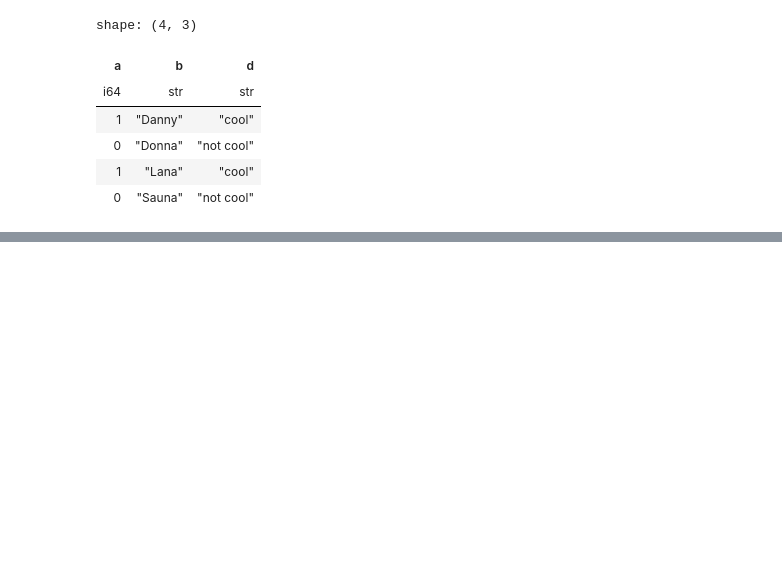
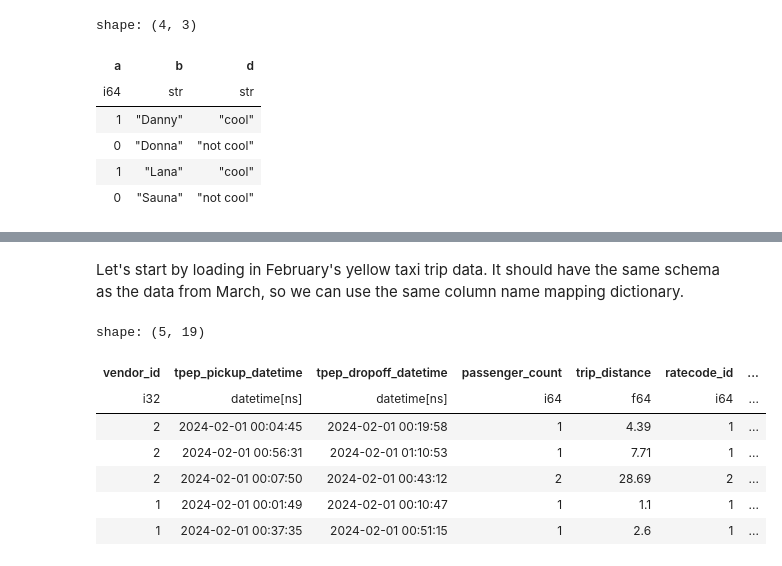
Before and after one commit to kalona/polars-for-data-science-oreilly-course, a Jupyter notebook: notebooks/6. Data Manipulation IV - Combining Data.ipynb, the cells around one changed output, grey strips where cells are left out. Cells and saved outputs as stored; diff of their text form; code cells hidden in the pictures; blank space fills up the shorter version.

Commit message:
Completed combining data module.

```diff
--- a/notebooks/6. Data Manipulation IV - Combining Data.ipynb
+++ b/notebooks/6. Data Manipulation IV - Combining Data.ipynb
@@ -13,14 +13,14 @@ import polars as pl
 # %%
-column_rename_mapping = {
+yellow_rides_column_rename_mapping = {
     "VendorID": "vendor_id",
     "RatecodeID": "ratecode_id",
     "PULocationID": "pu_location_id",
     "DOLocationID": "do_location_id",
     "Airport_fee": "airport_fee",
 }
-rides_df = (
+march_yellow_rides_df = (
     pl.read_parquet("../data/yellow_tripdata_2024-03.parquet")
-    .rename(column_rename_mapping)
+    .rename(yellow_rides_column_rename_mapping)
 )
 # %% [markdown]
 ## 5.1. Joining Dataframes
@@ -227,0 +275,17 @@ shape: (4, 3)
+# %% [markdown]
+Let's start by loading in February's yellow taxi trip data. It should have the same schema as the data from March, so we can use the same column name mapping dictionary.
+# %%
+february_yellow_rides_df = (
+    pl.read_parquet("../data/yellow_tripdata_2024-02.parquet")
+    .rename(yellow_rides_column_rename_mapping)
+)
+february_yellow_rides_df.head()
+# %% [output]
+shape: (5, 19)
+| vendor_id | tpep_pickup_datetime | tpep_dropoff_datetime | passenger_count | trip_distance | ratecode_id | ... |
+| i32 | datetime[ns] | datetime[ns] | i64 | f64 | i64 | ... |
+| 2 | 2024-02-01 00:04:45 | 2024-02-01 00:19:58 | 1 | 4.39 | 1 | ... |
+| 2 | 2024-02-01 00:56:31 | 2024-02-01 01:10:53 | 1 | 7.71 | 1 | ... |
+| 2 | 2024-02-01 00:07:50 | 2024-02-01 00:43:12 | 2 | 28.69 | 2 | ... |
+| 1 | 2024-02-01 00:01:49 | 2024-02-01 00:10:47 | 1 | 1.1 | 1 | ... |
+| 1 | 2024-02-01 00:37:35 | 2024-02-01 00:51:15 | 1 | 2.6 | 1 | ... |
```
Also changed, not shown: parts of 31 cells of this notebook.
